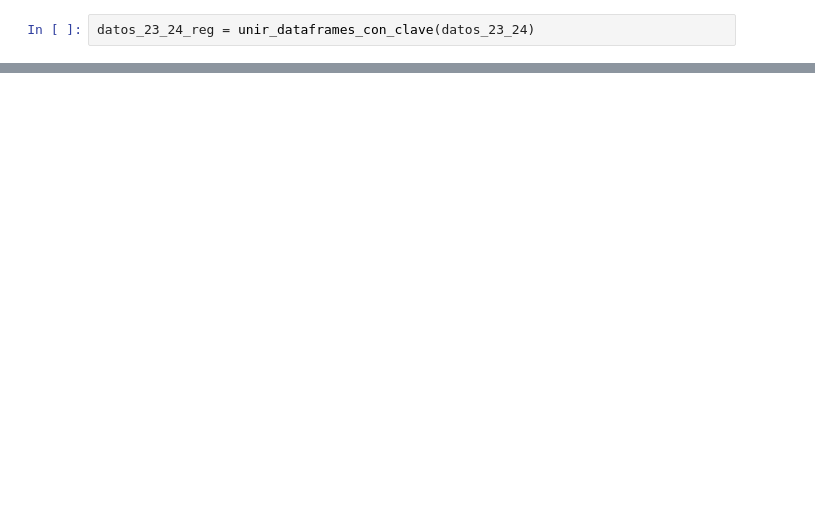
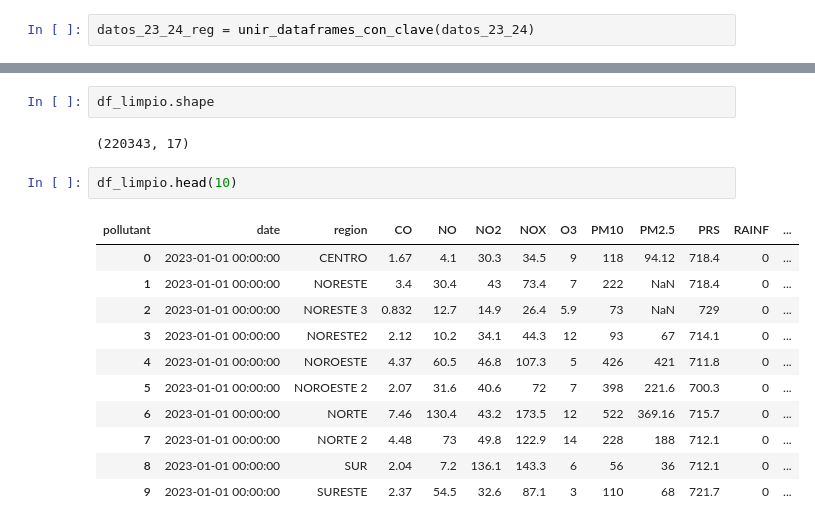
Before and after one commit to julesbw/MA2003B-Reto, a Jupyter notebook: notebooks/nb1.ipynb, the cells around one changed output, grey strips where cells are left out. Saved outputs shown, nothing was run; the diff lists cells and outputs as text; blank space fills up the shorter version.

```diff
--- a/notebooks/nb1.ipynb
+++ b/notebooks/nb1.ipynb
@@ -129,0 +264,18 @@ datos_23_24_reg = unir_dataframes_con_clave(datos_23_24)
+# %%
+df_limpio.shape
+# %% [output]
+(220343, 17)
+# %%
+df_limpio.head(10)
+# %% [output]
+| pollutant | date | region | CO | NO | NO2 | NOX | O3 | PM10 | PM2.5 | PRS | RAINF | ... |
+| 0 | 2023-01-01 00:00:00 | CENTRO | 1.67 | 4.1 | 30.3 | 34.5 | 9 | 118 | 94.12 | 718.4 | 0 | ... |
+| 1 | 2023-01-01 00:00:00 | NORESTE | 3.4 | 30.4 | 43 | 73.4 | 7 | 222 | NaN | 718.4 | 0 | ... |
+| 2 | 2023-01-01 00:00:00 | NORESTE 3 | 0.832 | 12.7 | 14.9 | 26.4 | 5.9 | 73 | NaN | 729 | 0 | ... |
+| 3 | 2023-01-01 00:00:00 | NORESTE2 | 2.12 | 10.2 | 34.1 | 44.3 | 12 | 93 | 67 | 714.1 | 0 | ... |
+| 4 | 2023-01-01 00:00:00 | NOROESTE | 4.37 | 60.5 | 46.8 | 107.3 | 5 | 426 | 421 | 711.8 | 0 | ... |
+| 5 | 2023-01-01 00:00:00 | NOROESTE 2 | 2.07 | 31.6 | 40.6 | 72 | 7 | 398 | 221.6 | 700.3 | 0 | ... |
+| 6 | 2023-01-01 00:00:00 | NORTE | 7.46 | 130.4 | 43.2 | 173.5 | 12 | 522 | 369.16 | 715.7 | 0 | ... |
+| 7 | 2023-01-01 00:00:00 | NORTE 2 | 4.48 | 73 | 49.8 | 122.9 | 14 | 228 | 188 | 712.1 | 0 | ... |
+| 8 | 2023-01-01 00:00:00 | SUR | 2.04 | 7.2 | 136.1 | 143.3 | 6 | 56 | 36 | 712.1 | 0 | ... |
+| 9 | 2023-01-01 00:00:00 | SURESTE | 2.37 | 54.5 | 32.6 | 87.1 | 3 | 110 | 68 | 721.7 | 0 | ... |
```
Also changed, not shown: parts of 41 cells of this notebook, 1 other file.
